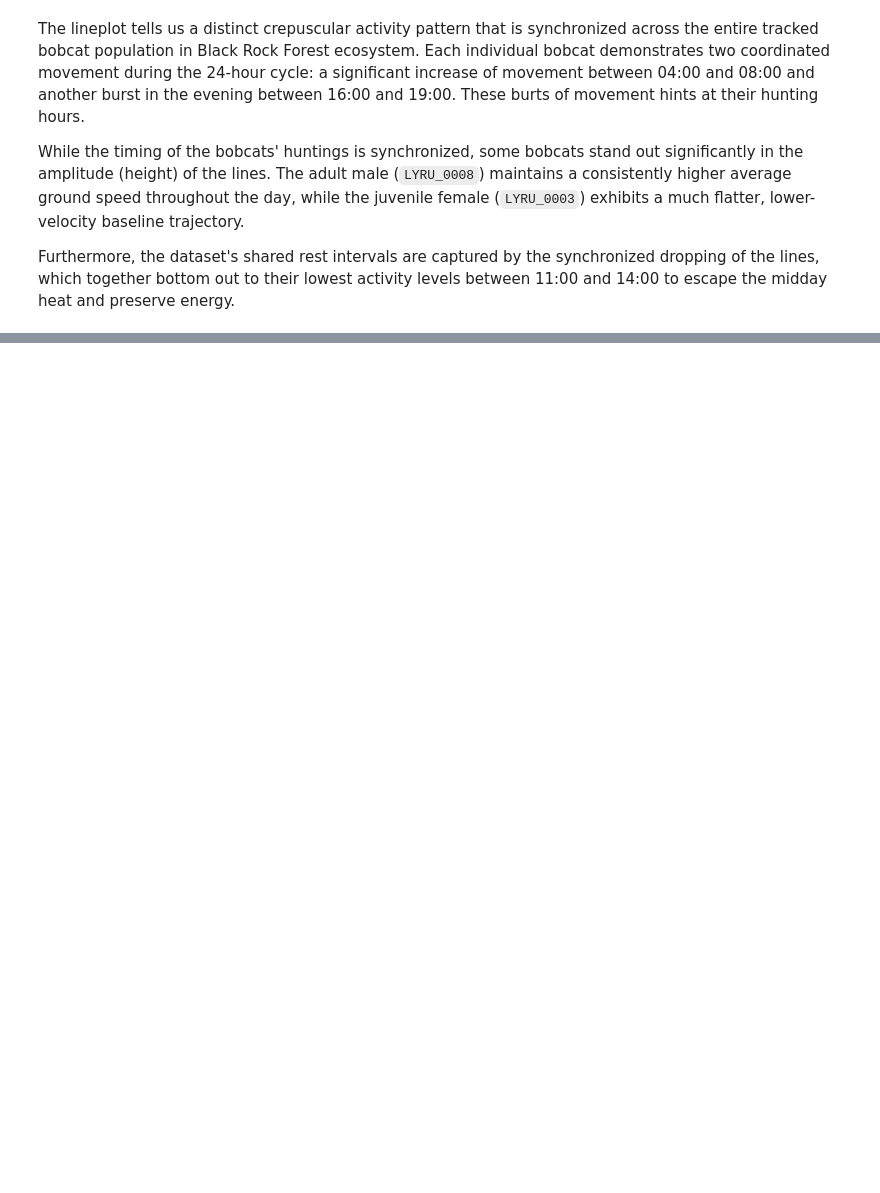
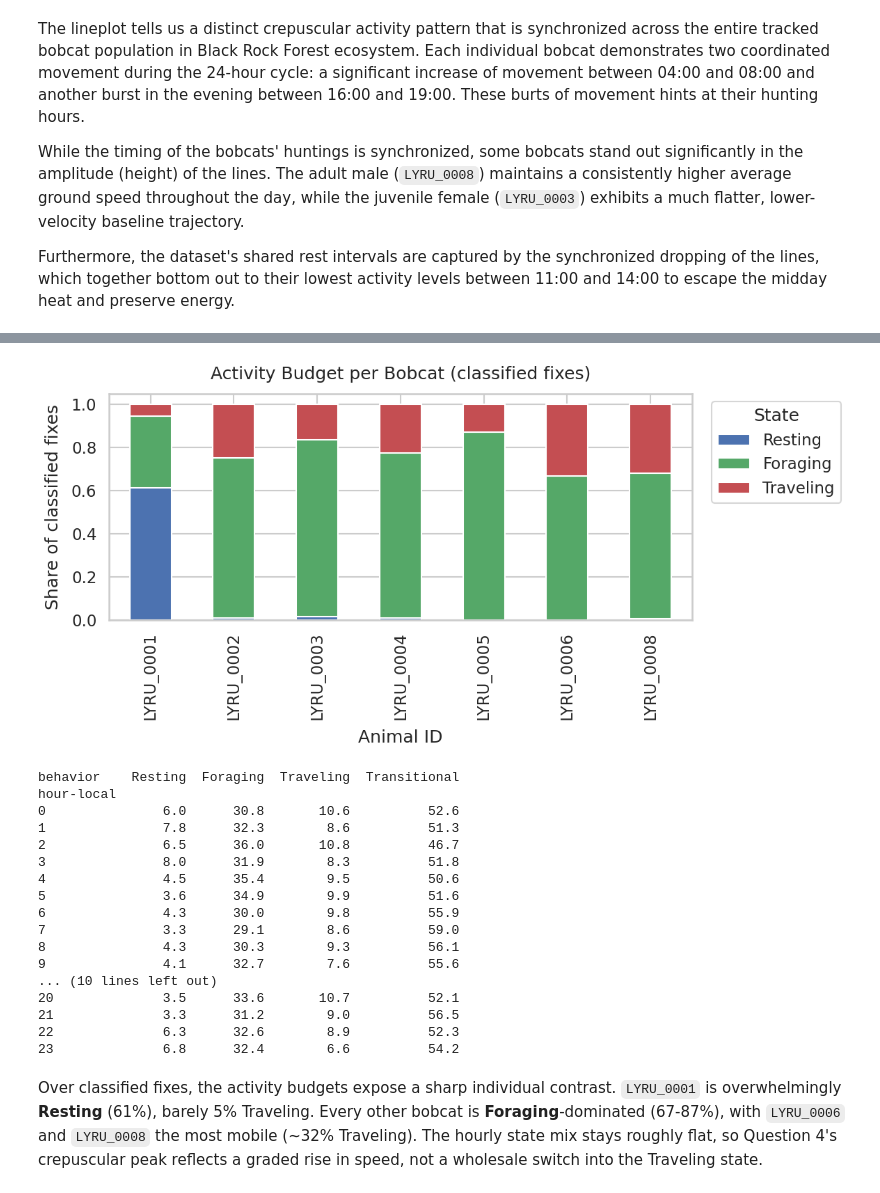
Before and after one commit to zrygan/animove, a Jupyter notebook: animove.ipynb, the cells around one changed output, grey strips where cells are left out. Saved outputs shown, nothing was run; the diff lists cells and outputs as text; code cells hidden in the pictures; blank space fills up the shorter version.

```diff
--- a/animove.ipynb
+++ b/animove.ipynb
@@ -390,7 +296,8 @@ timestamp-utc                                              2020-02-12 16:02:53+0
 ### 3.4 Standard Data Cleaning: Missing Values and Duplicates
 Standard machine learning practices require the removal of duplicate records and missing values (NaNs). Because our exploratory data analysis relies heavily on mapping territories and calculating activity budgets, any rows missing critical spatial coordinates (`location-lat`, `location-long`) or movement data (`ground-speed`) will cause graphing errors and model failures. We drop these invalid rows here.
 # %%
-preprocess_step_df, report = janitor.clean_runner(
-    df=preprocess_step_df, func=janitor.drop_dupes_and_nulls
-)
-report.out()
+if RUN_PIPELINE:
+    preprocess_step_df, report = janitor.clean_runner(
+        df=preprocess_step_df, func=janitor.drop_dupes_and_nulls
+    )
+    report.out()
@@ -819,0 +761,38 @@ Furthermore, the dataset's shared rest intervals are captured by the synchronize
+# %%
+classified = prof[prof["behavior"] != "Transitional"]
+budget = pd.crosstab(classified["animal-id"], classified["behavior"], normalize="index")
+budget = budget[[c for c in ["Resting", "Foraging", "Traveling"] if c in budget.columns]]
+
+fig, ax = plt.subplots(figsize=(12, 6))
+budget.plot(kind="bar", stacked=True, ax=ax, color=[COLORS[c] for c in budget.columns])
+ax.set_title("Activity Budget per Bobcat (classified fixes)", pad=15)
+ax.set_xlabel("Animal ID", labelpad=10)
+ax.set_ylabel("Share of classified fixes", labelpad=10)
+ax.legend(title="State", bbox_to_anchor=(1.02, 1), loc="upper left")
+plt.tight_layout()
+plt.show()
+
+# Daily timing: share of each state by hour of day.
+timing = pd.crosstab(prof["hour-local"], prof["behavior"], normalize="index")
+print((timing[ORDER] * 100).round(1))
+# %% [output]
+[figure, added]
+behavior    Resting  Foraging  Traveling  Transitional
+hour-local
+0               6.0      30.8       10.6          52.6
+1               7.8      32.3        8.6          51.3
+2               6.5      36.0       10.8          46.7
+3               8.0      31.9        8.3          51.8
+4               4.5      35.4        9.5          50.6
+5               3.6      34.9        9.9          51.6
+6               4.3      30.0        9.8          55.9
+7               3.3      29.1        8.6          59.0
+8               4.3      30.3        9.3          56.1
+9               4.1      32.7        7.6          55.6
+... (10 lines left out)
+20              3.5      33.6       10.7          52.1
+21              3.3      31.2        9.0          56.5
+22              6.3      32.6        8.9          52.3
+23              6.8      32.4        6.6          54.2
+# %% [markdown]
+Over classified fixes, the activity budgets expose a sharp individual contrast. `LYRU_0001` is overwhelmingly **Resting** (61%), barely 5% Traveling. Every other bobcat is **Foraging**-dominated (67-87%), with `LYRU_0006` and `LYRU_0008` the most mobile (~32% Traveling). The hourly state mix stays roughly flat, so Question 4's crepuscular peak reflects a graded rise in speed, not a wholesale switch into the Traveling state.
```
Also changed, not shown: parts of 34 cells of this notebook, 1 other file.
